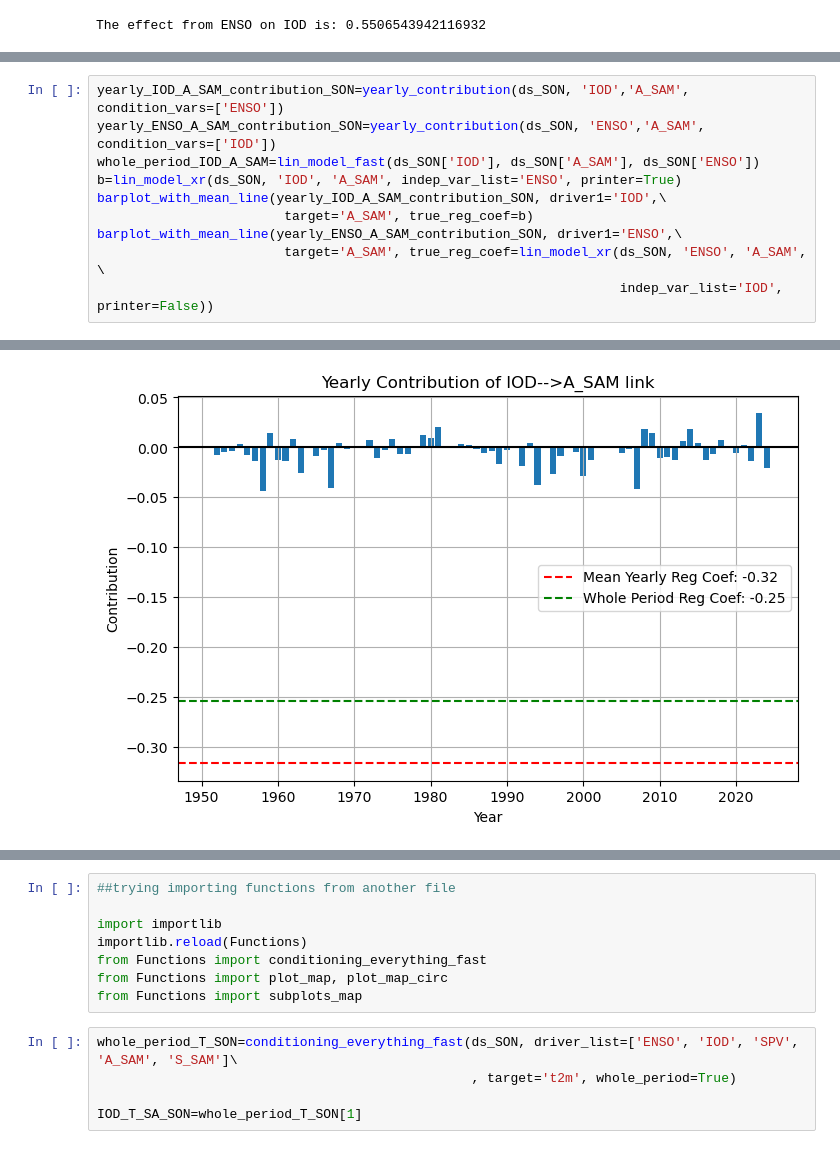
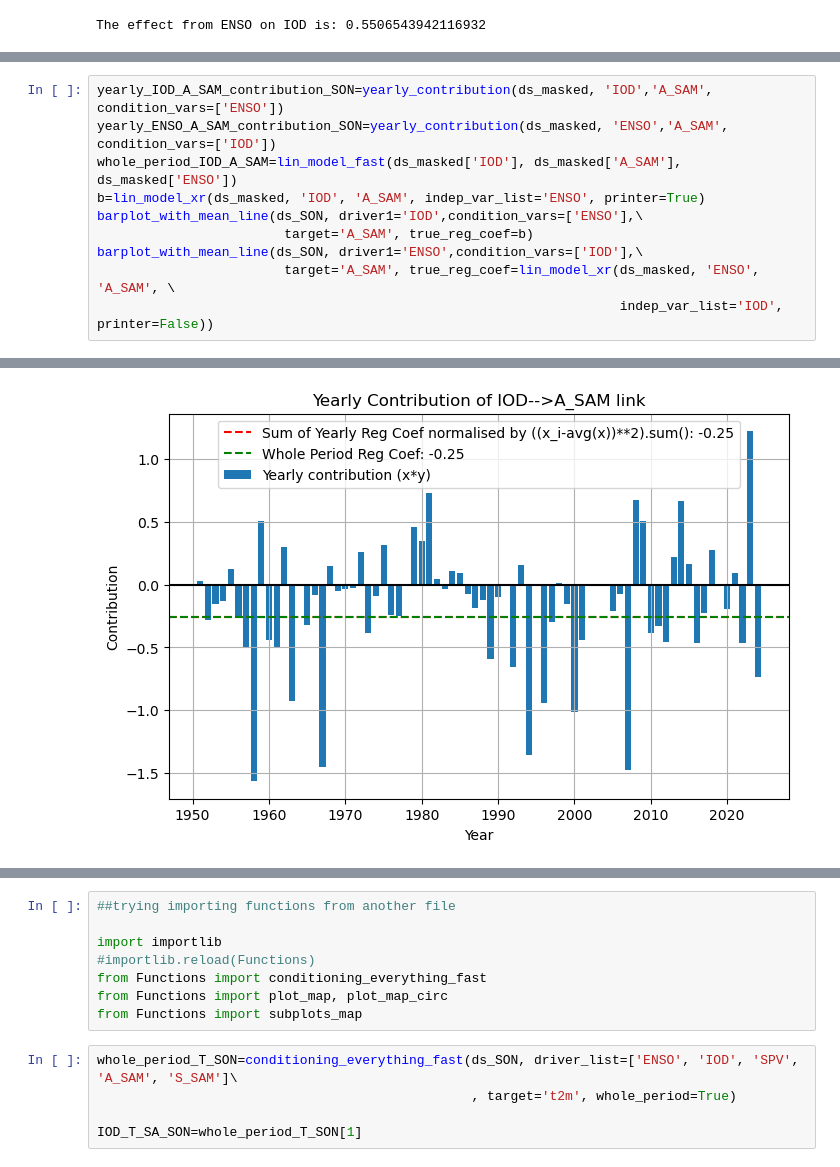
Before and after one commit to giulianolattus-crypto/work, a Jupyter notebook: whole_period_effects/yearly_contributions_whole_period.ipynb, the cells around one changed output, grey strips where cells are left out. Saved outputs shown, nothing was run; the diff lists cells and outputs as text.

```diff
--- a/whole_period_effects/yearly_contributions_whole_period.ipynb
+++ b/whole_period_effects/yearly_contributions_whole_period.ipynb
@@ -361,11 +374,11 @@ barplot_with_mean_line(yearly_contrib_ENSO_IOD, driver1='ENSO', target='IOD', tr
 # %%
-yearly_IOD_A_SAM_contribution_SON=yearly_contribution(ds_SON, 'IOD','A_SAM', condition_vars=['ENSO'])
-yearly_ENSO_A_SAM_contribution_SON=yearly_contribution(ds_SON, 'ENSO','A_SAM', condition_vars=['IOD'])
-whole_period_IOD_A_SAM=lin_model_fast(ds_SON['IOD'], ds_SON['A_SAM'], ds_SON['ENSO'])
-b=lin_model_xr(ds_SON, 'IOD', 'A_SAM', indep_var_list='ENSO', printer=True)
-barplot_with_mean_line(yearly_IOD_A_SAM_contribution_SON, driver1='IOD',\
+yearly_IOD_A_SAM_contribution_SON=yearly_contribution(ds_masked, 'IOD','A_SAM', condition_vars=['ENSO'])
+yearly_ENSO_A_SAM_contribution_SON=yearly_contribution(ds_masked, 'ENSO','A_SAM', condition_vars=['IOD'])
+whole_period_IOD_A_SAM=lin_model_fast(ds_masked['IOD'], ds_masked['A_SAM'], ds_masked['ENSO'])
+b=lin_model_xr(ds_masked, 'IOD', 'A_SAM', indep_var_list='ENSO', printer=True)
+barplot_with_mean_line(ds_SON, driver1='IOD',condition_vars=['ENSO'],\
                         target='A_SAM', true_reg_coef=b)
-barplot_with_mean_line(yearly_ENSO_A_SAM_contribution_SON, driver1='ENSO',\
-                        target='A_SAM', true_reg_coef=lin_model_xr(ds_SON, 'ENSO', 'A_SAM', \
+barplot_with_mean_line(ds_SON, driver1='ENSO',condition_vars=['IOD'],\
+                        target='A_SAM', true_reg_coef=lin_model_xr(ds_masked, 'ENSO', 'A_SAM', \
                                                                    indep_var_list='IOD', printer=False))
 # %% [output]
@@ -373,2 +386,2 @@ The effect from IOD on A_SAM conditioned on ENSO is: -0.2540429346227422
 The effect from ENSO on A_SAM conditioned on IOD is: -0.5711811995787874
-[figure, old version]
+[figure, new version]
@@ -377,7 +390,7 @@ The effect from ENSO on A_SAM conditioned on IOD is: -0.5711811995787874
 ##trying importing functions from another file
 
 import importlib
-importlib.reload(Functions)
+#importlib.reload(Functions)
 from Functions import conditioning_everything_fast
 from Functions import plot_map, plot_map_circ
 from Functions import subplots_map
```
Also changed, not shown: parts of 10 cells of this notebook, 6 other files.
